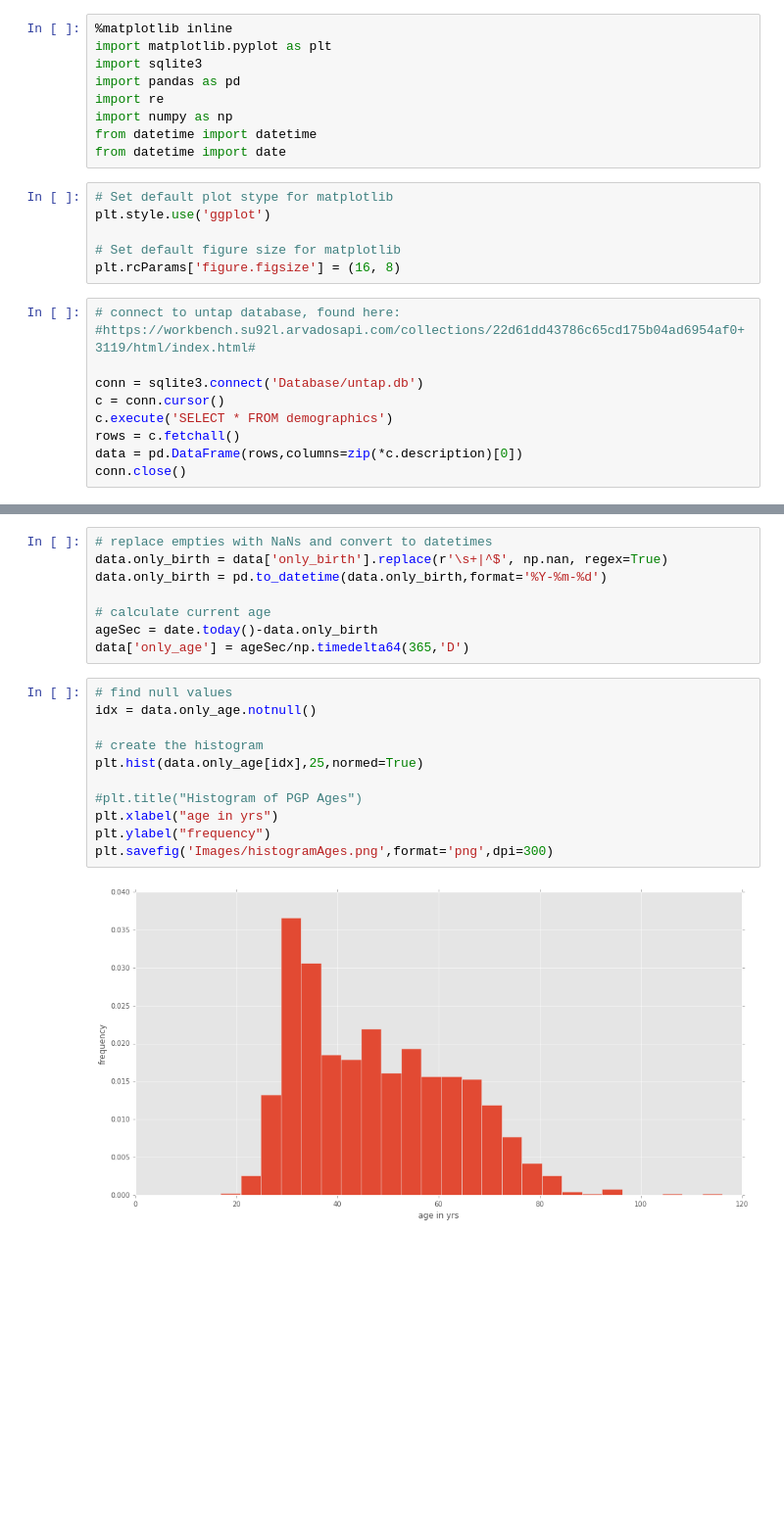
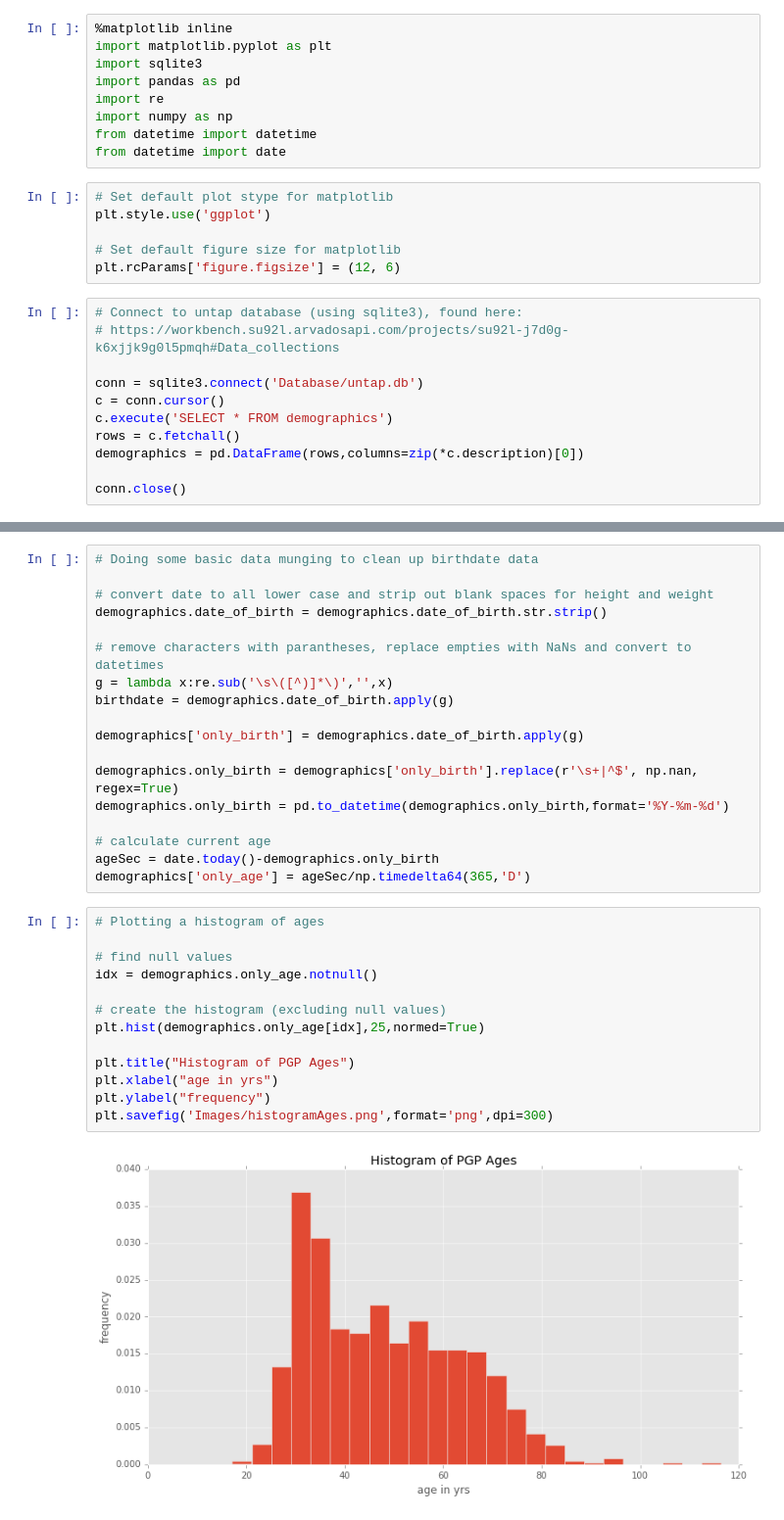
Before and after one commit to swzCuroverse/PGPGraphics, a Jupyter notebook: AgeHeightWeight.ipynb, the cells around one changed output, grey strips where cells are left out. Shown: that part at 98% size. Saved outputs shown, nothing was run; the diff lists cells and outputs as text; blank space fills up the shorter version.

Commit message:
Updating and cleaning up code

```diff
--- a/AgeHeightWeight.ipynb
+++ b/AgeHeightWeight.ipynb
@@ -12,14 +12,15 @@ from datetime import date
 plt.style.use('ggplot')
 
 # Set default figure size for matplotlib
-plt.rcParams['figure.figsize'] = (16, 8)
+plt.rcParams['figure.figsize'] = (12, 6)
 # %%
-# connect to untap database, found here:
-#https://workbench.su92l.arvadosapi.com/collections/22d61dd43786c65cd175b04ad6954af0+3119/html/index.html#
+# Connect to untap database (using sqlite3), found here:
+# https://workbench.su92l.arvadosapi.com/projects/su92l-j7d0g-k6xjjk9g0l5pmqh#Data_collections
 
 conn = sqlite3.connect('Database/untap.db')
 c = conn.cursor()
 c.execute('SELECT * FROM demographics')
 rows = c.fetchall()
-data = pd.DataFrame(rows,columns=zip(*c.description)[0])
+demographics = pd.DataFrame(rows,columns=zip(*c.description)[0])
+
 conn.close()
@@ -39,21 +27,33 @@ data['only_birth'] = data.date_of_birth.apply(g)
 # %%
-# replace empties with NaNs and convert to datetimes
-data.only_birth = data['only_birth'].replace(r'\s+|^$', np.nan, regex=True)
-data.only_birth = pd.to_datetime(data.only_birth,format='%Y-%m-%d')
+# Doing some basic data munging to clean up birthdate data
+
+# convert date to all lower case and strip out blank spaces for height and weight
+demographics.date_of_birth = demographics.date_of_birth.str.strip()
+
+# remove characters with parantheses, replace empties with NaNs and convert to datetimes
+g = lambda x:re.sub('\s\([^)]*\)','',x)
+birthdate = demographics.date_of_birth.apply(g)
+
+demographics['only_birth'] = demographics.date_of_birth.apply(g)
+
+demographics.only_birth = demographics['only_birth'].replace(r'\s+|^$', np.nan, regex=True)
+demographics.only_birth = pd.to_datetime(demographics.only_birth,format='%Y-%m-%d')
 
 # calculate current age
-ageSec = date.today()-data.only_birth
-data['only_age'] = ageSec/np.timedelta64(365,'D')
+ageSec = date.today()-demographics.only_birth
+demographics['only_age'] = ageSec/np.timedelta64(365,'D')
 # %%
+# Plotting a histogram of ages
+
 # find null values
-idx = data.only_age.notnull()
+idx = demographics.only_age.notnull()
 
-# create the histogram
-plt.hist(data.only_age[idx],25,normed=True)
+# create the histogram (excluding null values)
+plt.hist(demographics.only_age[idx],25,normed=True)
 
-#plt.title("Histogram of PGP Ages")
+plt.title("Histogram of PGP Ages")
 plt.xlabel("age in yrs")
 plt.ylabel("frequency")
 plt.savefig('Images/histogramAges.png',format='png',dpi=300)
 # %% [output]
-[figure, old version]
+[figure, new version]
```
Also changed, not shown: parts of 7 cells of this notebook.
